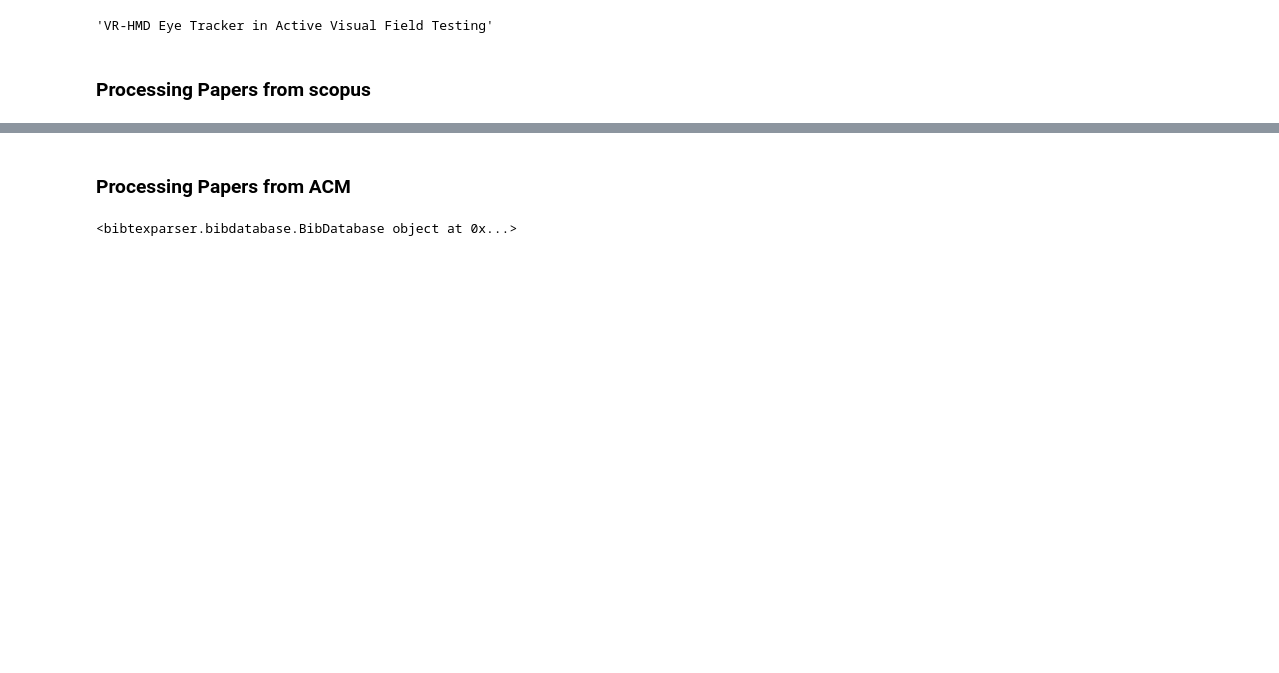
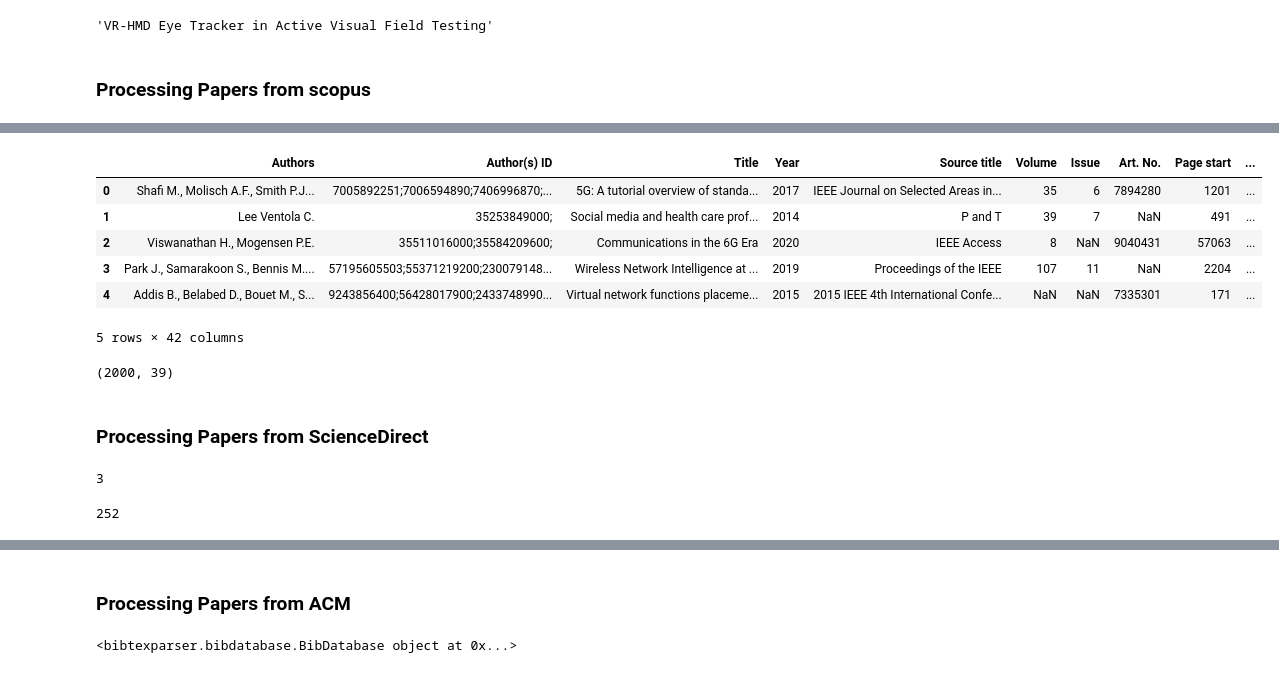
Before and after one commit to Edkofifi/project-papers-filters, a Jupyter notebook: paper_filtering.ipynb, the cells around one changed output, grey strips where cells are left out. Saved outputs shown, nothing was run; the diff lists cells and outputs as text; code cells hidden in the pictures; blank space fills up the shorter version.

```diff
--- a/paper_filtering.ipynb
+++ b/paper_filtering.ipynb
@@ -76,0 +60,16 @@ scopus.sample(10)
+# %%
+scopus_papers.head()
+# %% [output]
+|  | Authors | Author(s) ID | Title | Year | Source title | Volume | Issue | Art. No. | Page start | ... |
+| 0 | Shafi M., Molisch A.F., Smith P.J... | 7005892251;7006594890;7406996870;... | 5G: A tutorial overview of standa... | 2017 | IEEE Journal on Selected Areas in... | 35 | 6 | 7894280 | 1201 | ... |
+| 1 | Lee Ventola C. | 35253849000; | Social media and health care prof... | 2014 | P and T | 39 | 7 | NaN | 491 | ... |
+| 2 | Viswanathan H., Mogensen P.E. | 35511016000;35584209600; | Communications in the 6G Era | 2020 | IEEE Access | 8 | NaN | 9040431 | 57063 | ... |
+| 3 | Park J., Samarakoon S., Bennis M.... | 57195605503;55371219200;230079148... | Wireless Network Intelligence at ... | 2019 | Proceedings of the IEEE | 107 | 11 | NaN | 2204 | ... |
+| 4 | Addis B., Belabed D., Bouet M., S... | 9243856400;56428017900;2433748990... | Virtual network functions placeme... | 2015 | 2015 IEEE 4th International Confe... | NaN | NaN | 7335301 | 171 | ... |
+5 rows × 42 columns
+# %%
+scopus_papers.shape
+# %% [output]
+(2000, 39)
+# %% [markdown]
+### Processing Papers from ScienceDirect
@@ -76,0 +113,4 @@ scopus.sample(10)
+# %%
+len(bib_data_list)
+# %% [output]
+3
@@ -76,0 +140,4 @@ scopus.sample(10)
+# %%
+len(data)
+# %% [output]
+252
```
Also changed, not shown: parts of 32 cells of this notebook.
